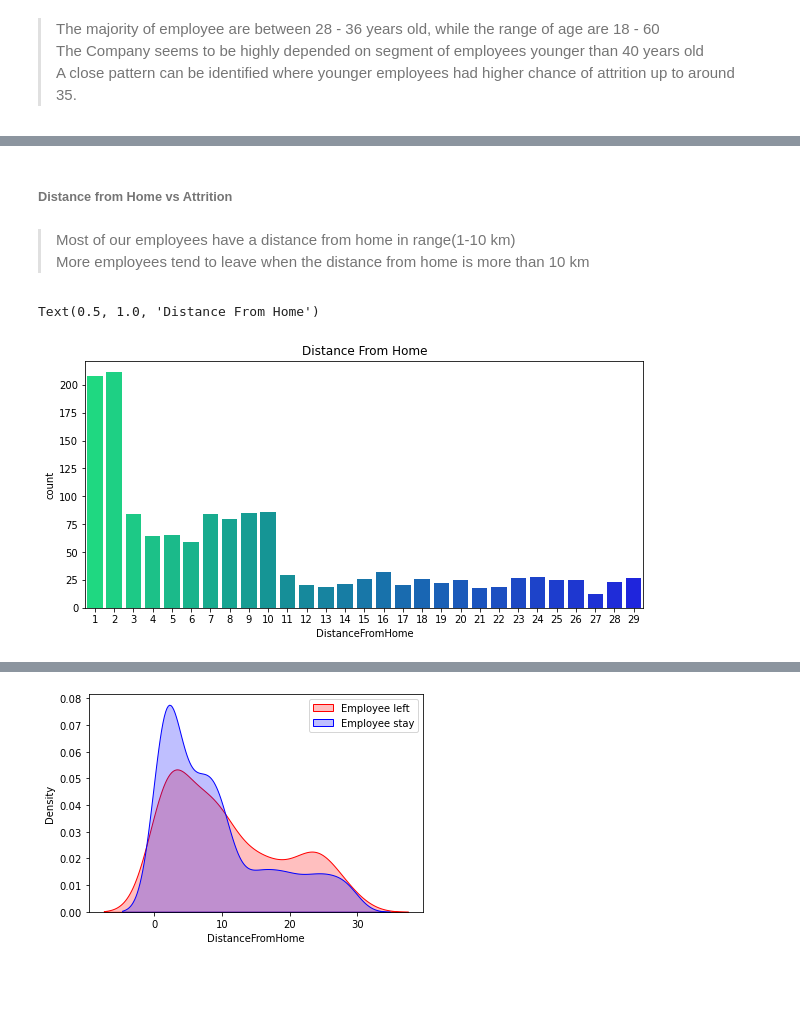
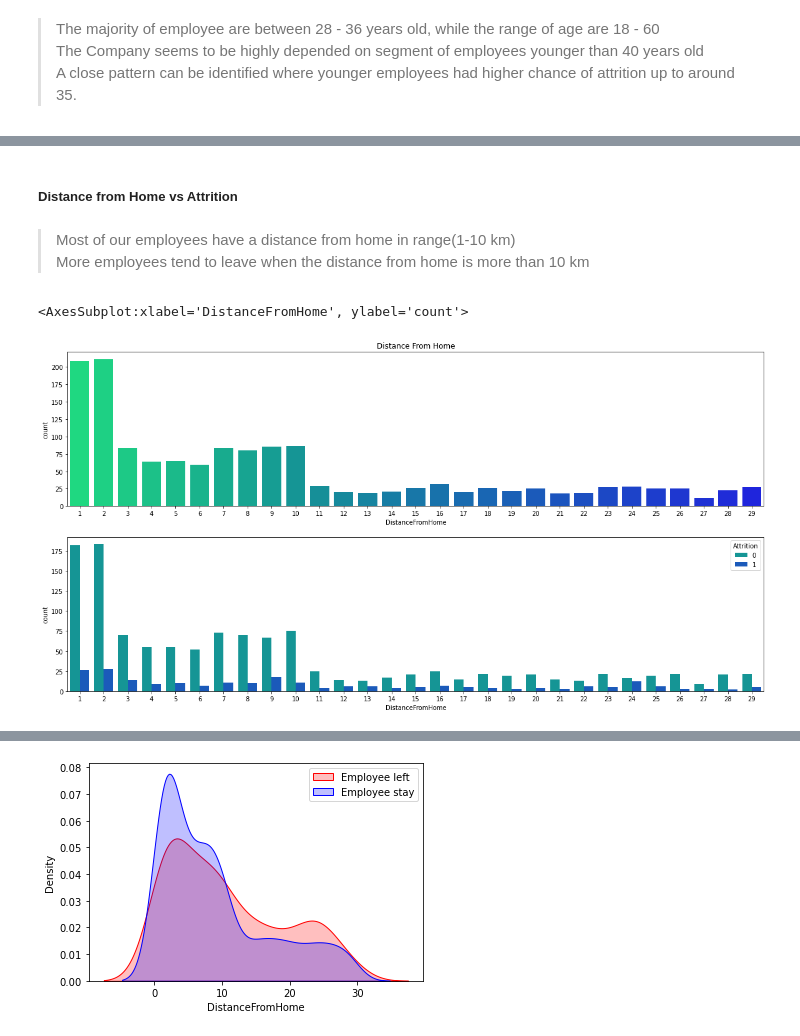
Before and after one commit to evelynpehty/Predicting-the-Risk-of-Employee-Attrition-, a Jupyter notebook: project model.ipynb, the cells around one changed output, grey strips where cells are left out. Drawn from its saved outputs; the diff is of its cells as text; code cells hidden in the pictures; blank space fills up the shorter version.

```diff
--- a/project model.ipynb
+++ b/project model.ipynb
@@ -201,16 +240,18 @@ sns.histplot(x = 'Age', hue = 'Attrition', data = df, kde=True )
 # %% [markdown]
-###### Distance from Home vs Attrition
+##### Distance from Home vs Attrition
 # %% [markdown]
 > Most of our employees have a distance from home in range(1-10 km) <br>
 More employees tend to leave when the distance from home is more than 10 km
 # %%
-plt.figure(figsize = (10 , 10))
-plt.subplot(2 ,1,1)
-sns.countplot(x= 'DistanceFromHome' ,data =df ,palette='winter_r')
+plt.figure(figsize = (20 , 10))
+plt.subplot(2,1,1)
+sns.countplot(x= 'DistanceFromHome' ,data = df ,palette='winter_r')
 plt.title('Distance From Home')
+plt.subplot(2,1,2)
+sns.countplot(x= 'DistanceFromHome' ,data = df ,palette='winter_r'  ,hue = df['Attrition'])
 # %% [output]
-Text(0.5, 1.0, 'Distance From Home')
+<AxesSubplot:xlabel='DistanceFromHome', ylabel='count'>
-[figure, old version]
+[figure, new version]
 # %%
 df.Attrition.value_counts()
 # %% [output]
```
Also changed, not shown: parts of 41 cells of this notebook.
